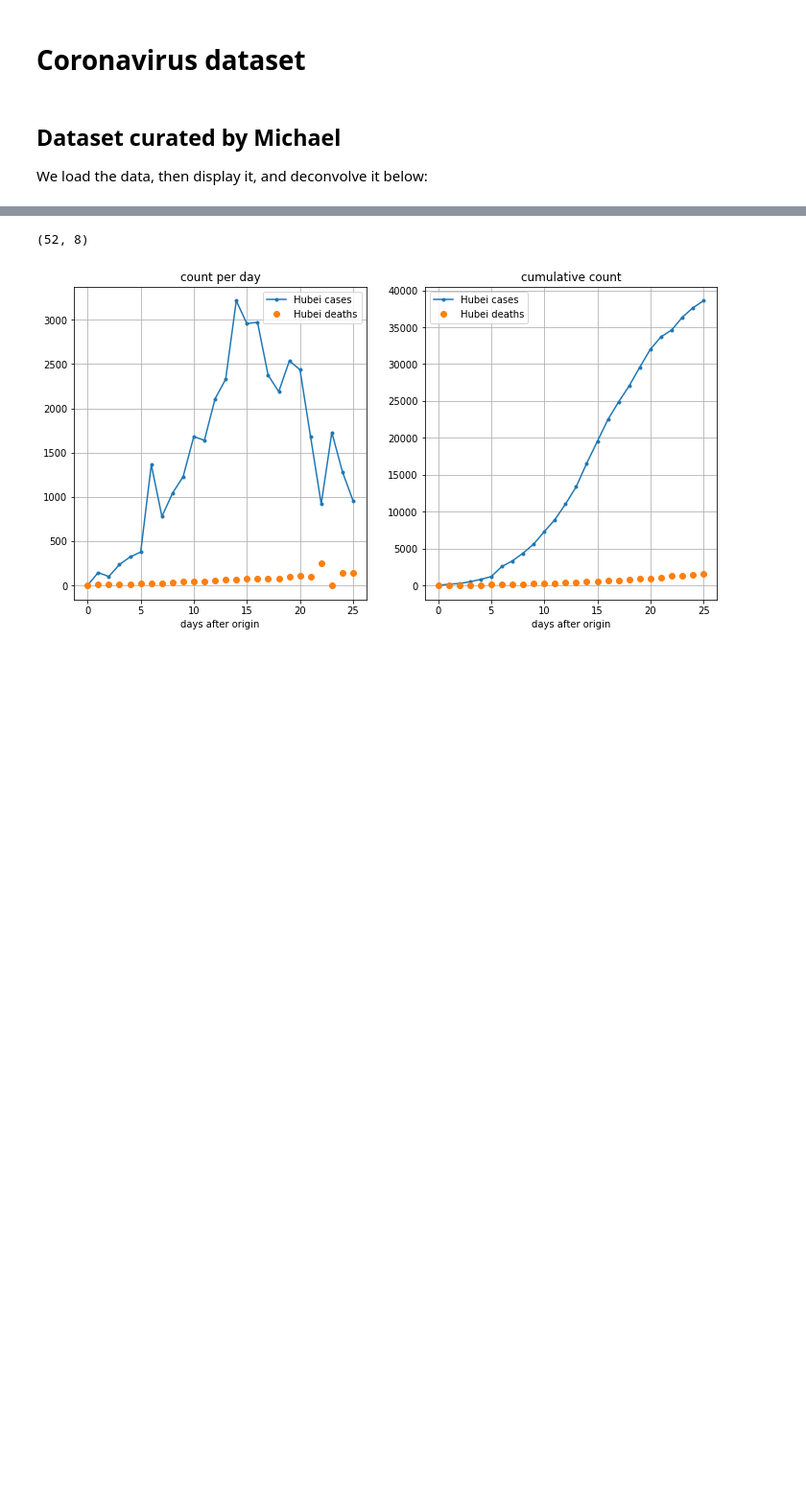
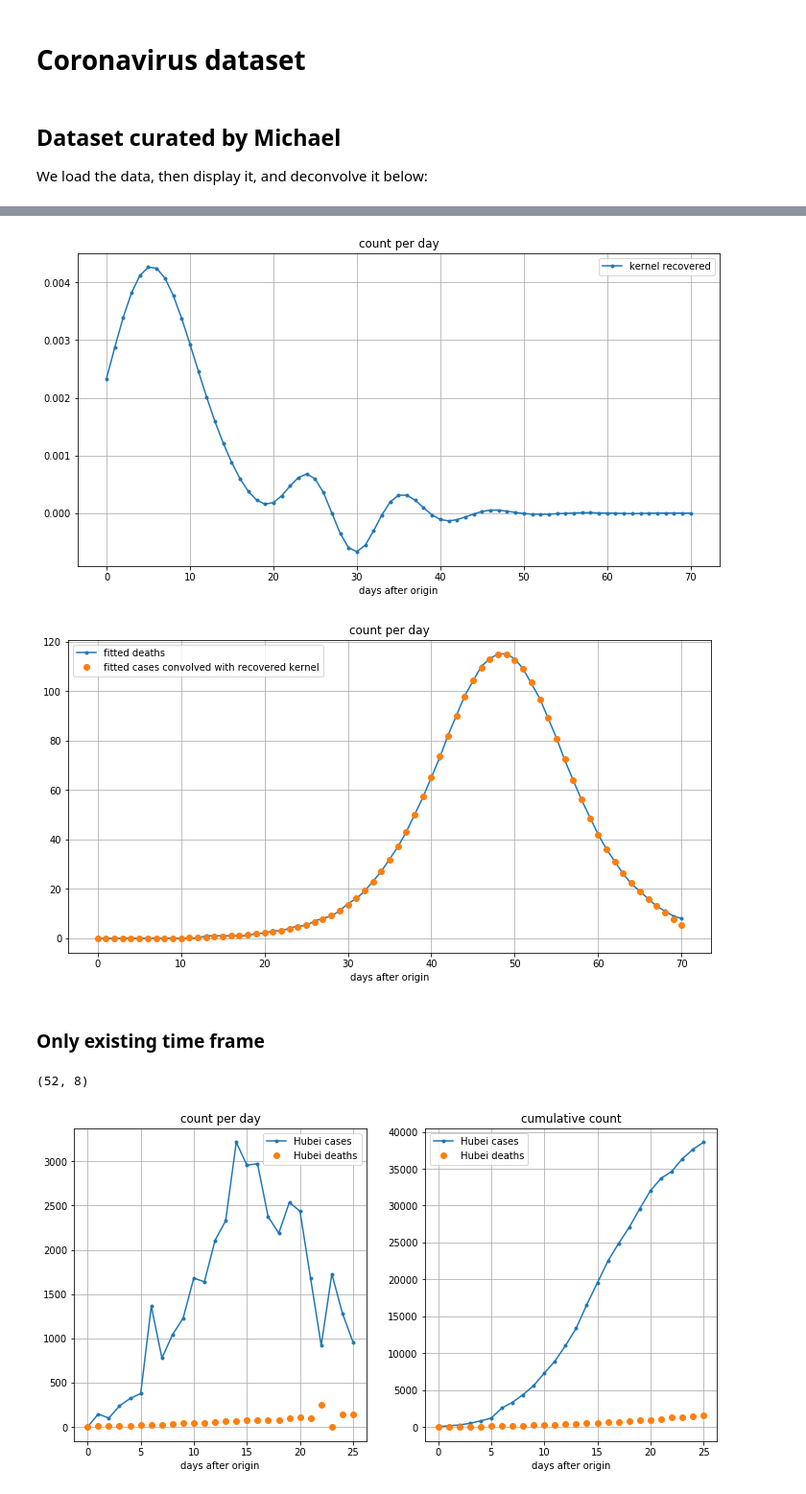
Before and after one commit to fredericpoitevin/tseries-deconvolution, a Jupyter notebook: Deconvolving_causal_time_series.ipynb, the cells around one changed output, grey strips where cells are left out. Shown at 96% size. Saved outputs shown, nothing was run; the diff lists cells and outputs as text; code cells hidden in the pictures; blank space fills up the shorter version.

```diff
--- a/Deconvolving_causal_time_series.ipynb
+++ b/Deconvolving_causal_time_series.ipynb
@@ -67,3 +82,16 @@ uploaded = files.upload()
+# %%
+d_fft = np.fft.fft(data_padded[:,3])
+c_fft = np.fft.fft(data_padded[:,2])
+k_recovered_fft = d_fft*np.conj(c_fft)/(np.abs(c_fft)**2+1e6)
+k_recovered = np.roll(np.real(np.fft.ifft(k_recovered_fft)),ndays-1)
+display(ndays,c=k_recovered, labels=['kernel recovered', ], show_cumul=False)
+d_reconstruction = build_d(np.arange(-ndays,ndays), cause=data_padded[:,2], kernel=k_recovered)
+display(ndays,c=data_padded[:,3],d=d_reconstruction, labels=['fitted deaths', 'fitted cases convolved with recovered kernel'], show_cumul=False)
+# %% [output]
+[figure, added]
+[figure, added]
+# %% [markdown]
+### Only existing time frame
 # %%
 data = np.genfromtxt('/content/tseries.csv', delimiter=',', comments='#', skip_header=1, usecols=(2,3,4,5,6,7,8,9))
 ndays=data.shape[0]
```
Also changed, not shown: parts of 6 cells of this notebook.
